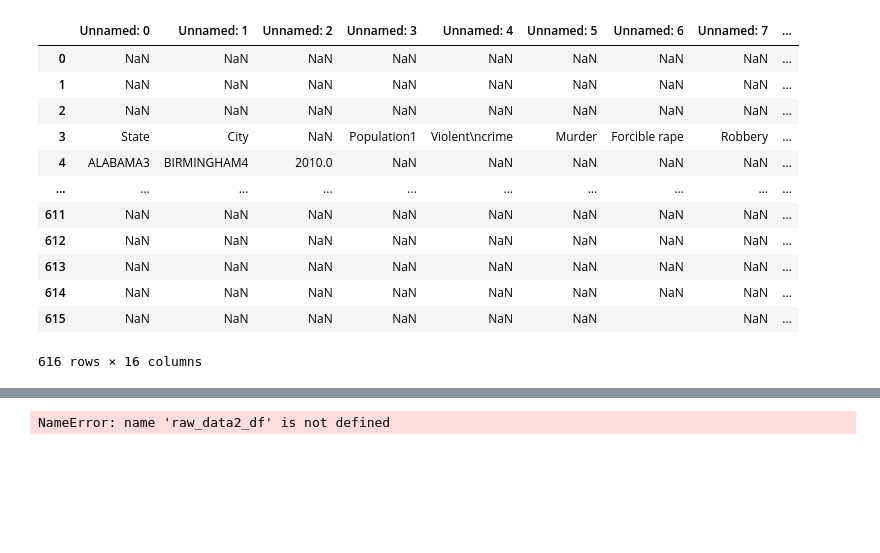
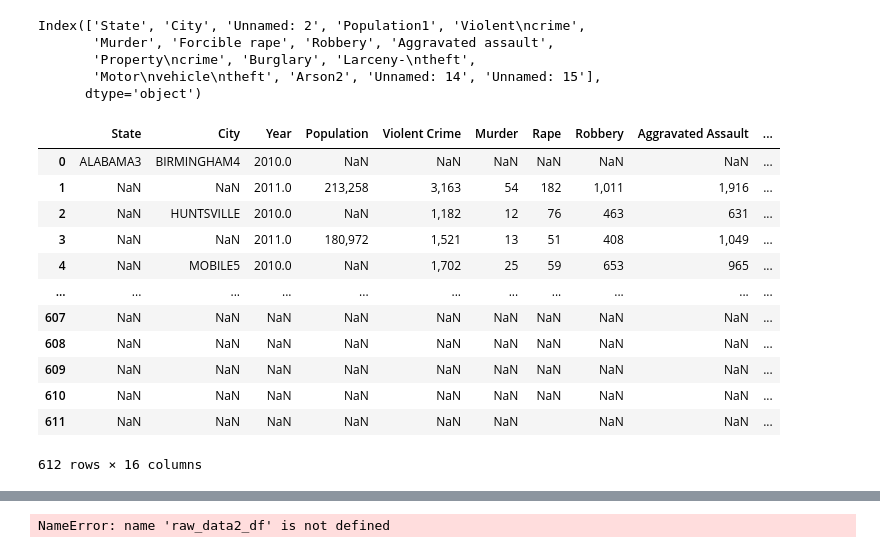
Before and after one commit to elysesulkey/National-Crime-Data-Analysis-Expanded, a Jupyter notebook: static/data/datacleaning.ipynb, the cells around one changed output, grey strips where cells are left out. Drawn from its saved outputs; the diff is of its cells as text; code cells hidden in the pictures; blank space fills up the shorter version.

Commit message:
data cleaning

```diff
--- a/static/data/datacleaning.ipynb
+++ b/static/data/datacleaning.ipynb
@@ -7,20 +7,29 @@ raw_data2011 = "FBI_crime_data_raw/2011.csv"
 raw_data2011_df = pd.read_csv(raw_data2011)
 
 # drop rows with missing values
-raw_data2011_df2 = raw_data2011_df.dropna(how='any')
+#raw_data2012_df2 = raw_data2012_df.dropna(how='any')
 
-raw_data2011_df
+raw_data2011_df.columns
 # %% [output]
-|  | Unnamed: 0 | Unnamed: 1 | Unnamed: 2 | Unnamed: 3 | Unnamed: 4 | Unnamed: 5 | Unnamed: 6 | Unnamed: 7 | ... |
-| 0 | NaN | NaN | NaN | NaN | NaN | NaN | NaN | NaN | ... |
-| 1 | NaN | NaN | NaN | NaN | NaN | NaN | NaN | NaN | ... |
-| 2 | NaN | NaN | NaN | NaN | NaN | NaN | NaN | NaN | ... |
-| 3 | State | City | NaN | Population1 | Violent\ncrime | Murder | Forcible rape | Robbery | ... |
-| 4 | ALABAMA3 | BIRMINGHAM4 | 2010.0 | NaN | NaN | NaN | NaN | NaN | ... |
-| ... | ... | ... | ... | ... | ... | ... | ... | ... | ... |
-| 611 | NaN | NaN | NaN | NaN | NaN | NaN | NaN | NaN | ... |
-| 612 | NaN | NaN | NaN | NaN | NaN | NaN | NaN | NaN | ... |
-| 613 | NaN | NaN | NaN | NaN | NaN | NaN | NaN | NaN | ... |
-| 614 | NaN | NaN | NaN | NaN | NaN | NaN | NaN | NaN | ... |
-| 615 | NaN | NaN | NaN | NaN | NaN | NaN |  | NaN | ... |
-616 rows × 16 columns
+Index(['State', 'City', 'Unnamed: 2', 'Population1', 'Violent\ncrime',
+       'Murder', 'Forcible rape', 'Robbery', 'Aggravated assault',
+       'Property\ncrime', 'Burglary', 'Larceny-\ntheft',
+       'Motor\nvehicle\ntheft', 'Arson2', 'Unnamed: 14', 'Unnamed: 15'],
+      dtype='object')
+# %%
+raw_data2011_df = raw_data2011_df.rename(columns={"Unnamed: 2": "Year", "Population1":"Population", "Violent\ncrime":"Violent Crime", "Forcible rape":"Rape", "Aggravated assault":"Aggravated Assault", "Property\ncrime":"Property Crime", "Larceny-\ntheft":"Larceny Theft", "Motor\nvehicle\ntheft":"Motor Vehicle Theft", "Arson2":"Arson"})
+raw_data2011_df
+# %% [output]
+|  | State | City | Year | Population | Violent Crime | Murder | Rape | Robbery | Aggravated Assault | ... |
+| 0 | ALABAMA3 | BIRMINGHAM4 | 2010.0 | NaN | NaN | NaN | NaN | NaN | NaN | ... |
+| 1 | NaN | NaN | 2011.0 | 213,258 | 3,163 | 54 | 182 | 1,011 | 1,916 | ... |
+| 2 | NaN | HUNTSVILLE | 2010.0 | NaN | 1,182 | 12 | 76 | 463 | 631 | ... |
+| 3 | NaN | NaN | 2011.0 | 180,972 | 1,521 | 13 | 51 | 408 | 1,049 | ... |
+| 4 | NaN | MOBILE5 | 2010.0 | NaN | 1,702 | 25 | 59 | 653 | 965 | ... |
+| ... | ... | ... | ... | ... | ... | ... | ... | ... | ... | ... |
+| 607 | NaN | NaN | NaN | NaN | NaN | NaN | NaN | NaN | NaN | ... |
+| 608 | NaN | NaN | NaN | NaN | NaN | NaN | NaN | NaN | NaN | ... |
+| 609 | NaN | NaN | NaN | NaN | NaN | NaN | NaN | NaN | NaN | ... |
+| 610 | NaN | NaN | NaN | NaN | NaN | NaN | NaN | NaN | NaN | ... |
+| 611 | NaN | NaN | NaN | NaN | NaN | NaN |  | NaN | NaN | ... |
+612 rows × 16 columns
```
Also changed, not shown: parts of 3 cells of this notebook, 2 other files.
